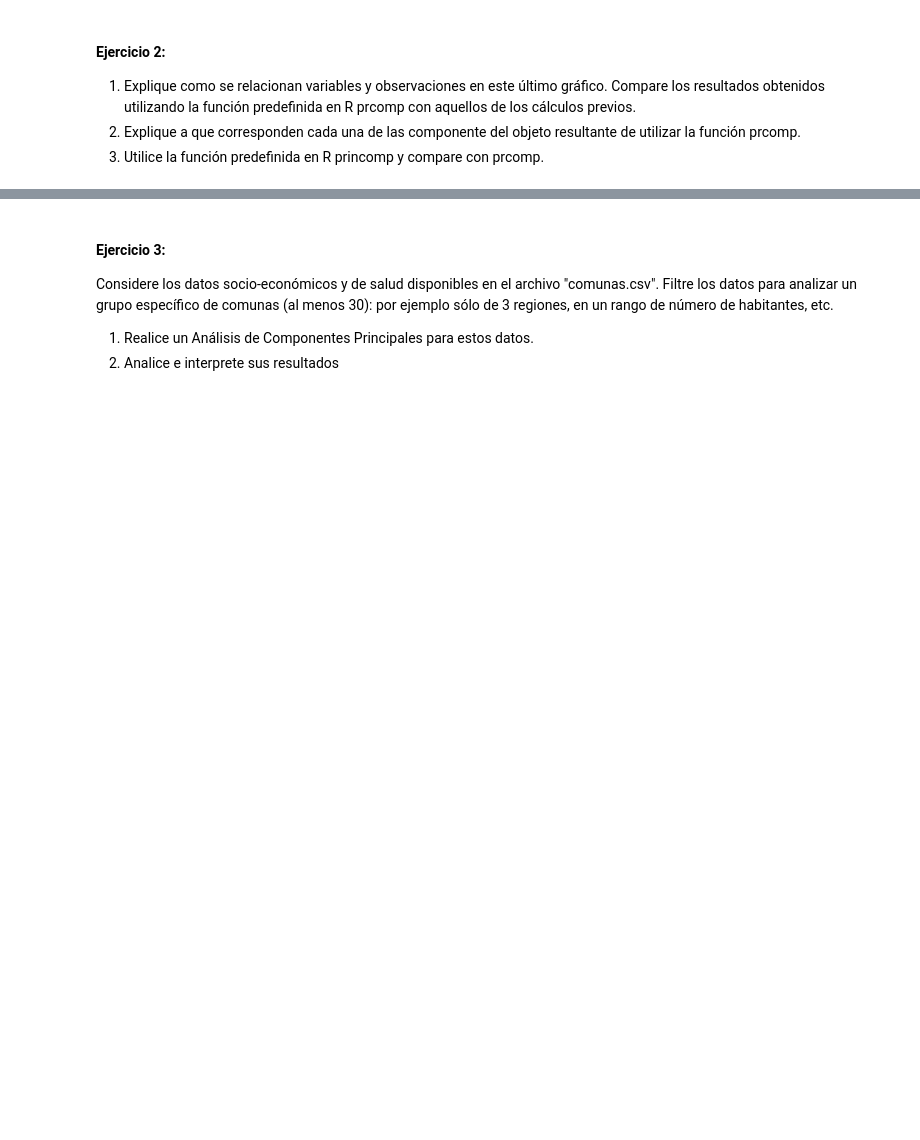
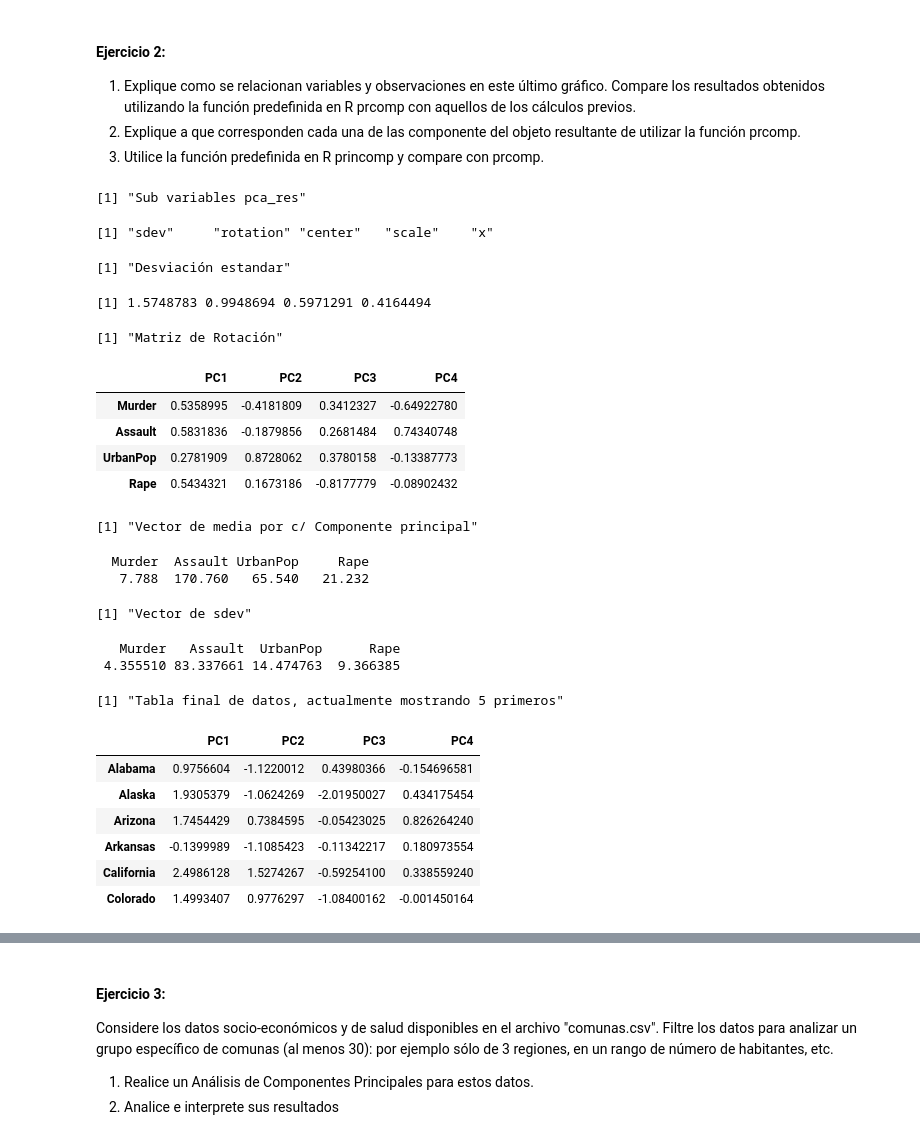
Before and after one commit to alexbgh1/INFO257_U2, a Jupyter notebook: PCA_/PCA.ipynb, the cells around one changed output, grey strips where cells are left out. Cells and saved outputs as stored; diff of their text form; code cells hidden in the pictures; blank space fills up the shorter version.

```diff
--- a/PCA_/PCA.ipynb
+++ b/PCA_/PCA.ipynb
@@ -279,0 +314,44 @@ biplot(pca_res, scale = 0)
+# %%
+#       (2)
+#prcomp devuelve sdev, rotation, center, scale y x
+#Basicamente muchas variables que se utilizan para PCA
+pca_res <- prcomp(USArrests, scale = TRUE)
+print("Sub variables pca_res")
+names(pca_res)
+print("Desviación estandar")
+pca_res$sdev # Entrega un vector desviacion estandar relacionada a las componentes principales
+pca_res$rotation <- -pca_res$rotation
+print("Matriz de Rotación")
+pca_res$rotation # Matriz de rotación, las columnas son vectores propios
+print("Vector de media por c/ Componente principal")
+pca_res$center # Vector de medias de los datos, para centralizarlos solo se usa si scale = TRUE
+print("Vector de sdev")
+pca_res$scale # Vector desviacion estandar, tiene el largo de columnas, solo se usa si scale = TRUE
+pca_res$x <- -pca_res$x
+print("Tabla final de datos, actualmente mostrando 5 primeros")
+head(pca_res$x) # Son los datos finales con su respectiva relación a PCi, con i cantidad de variables (componentes principales)
+# %% [output]
+[1] "Sub variables pca_res"
+[1] "sdev"     "rotation" "center"   "scale"    "x"
+[1] "Desviación estandar"
+[1] 1.5748783 0.9948694 0.5971291 0.4164494
+[1] "Matriz de Rotación"
+|  | PC1 | PC2 | PC3 | PC4 |
+| Murder | 0.5358995 | -0.4181809 | 0.3412327 | -0.64922780 |
+| Assault | 0.5831836 | -0.1879856 | 0.2681484 | 0.74340748 |
+| UrbanPop | 0.2781909 | 0.8728062 | 0.3780158 | -0.13387773 |
+| Rape | 0.5434321 | 0.1673186 | -0.8177779 | -0.08902432 |
+[1] "Vector de media por c/ Componente principal"
+  Murder  Assault UrbanPop     Rape
+   7.788  170.760   65.540   21.232
+[1] "Vector de sdev"
+   Murder   Assault  UrbanPop      Rape
+ 4.355510 83.337661 14.474763  9.366385
+[1] "Tabla final de datos, actualmente mostrando 5 primeros"
+|  | PC1 | PC2 | PC3 | PC4 |
+| Alabama | 0.9756604 | -1.1220012 | 0.43980366 | -0.154696581 |
+| Alaska | 1.9305379 | -1.0624269 | -2.01950027 | 0.434175454 |
+| Arizona | 1.7454429 | 0.7384595 | -0.05423025 | 0.826264240 |
+| Arkansas | -0.1399989 | -1.1085423 | -0.11342217 | 0.180973554 |
+| California | 2.4986128 | 1.5274267 | -0.59254100 | 0.338559240 |
+| Colorado | 1.4993407 | 0.9776297 | -1.08400162 | -0.001450164 |
```
Also changed, not shown: parts of 12 cells of this notebook.
